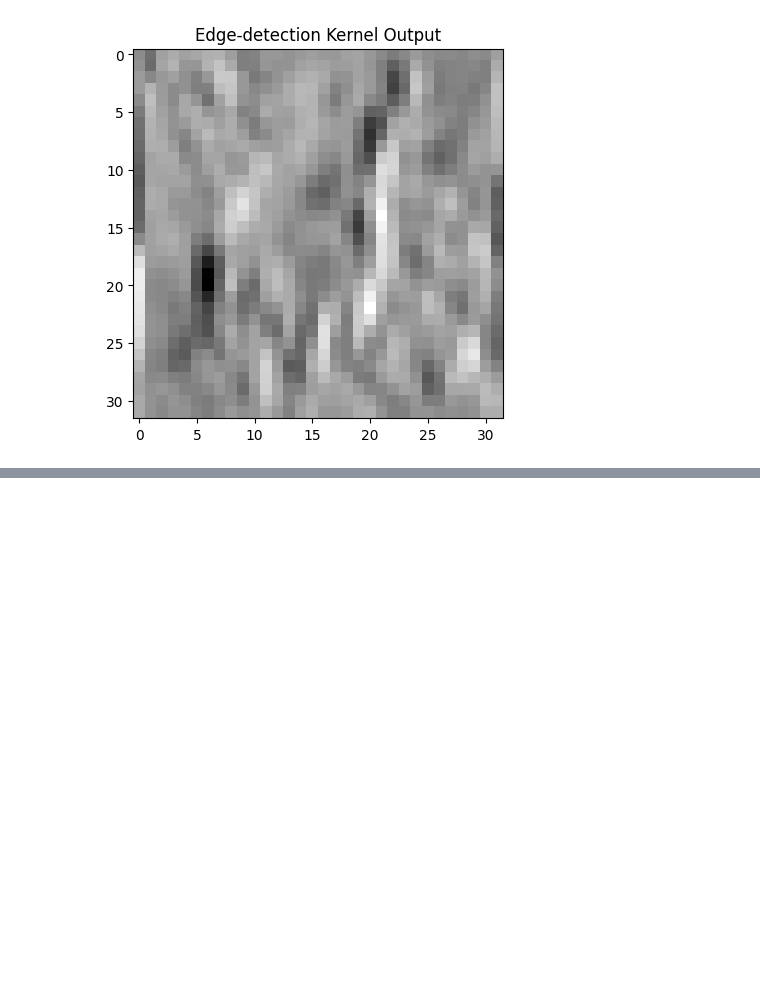
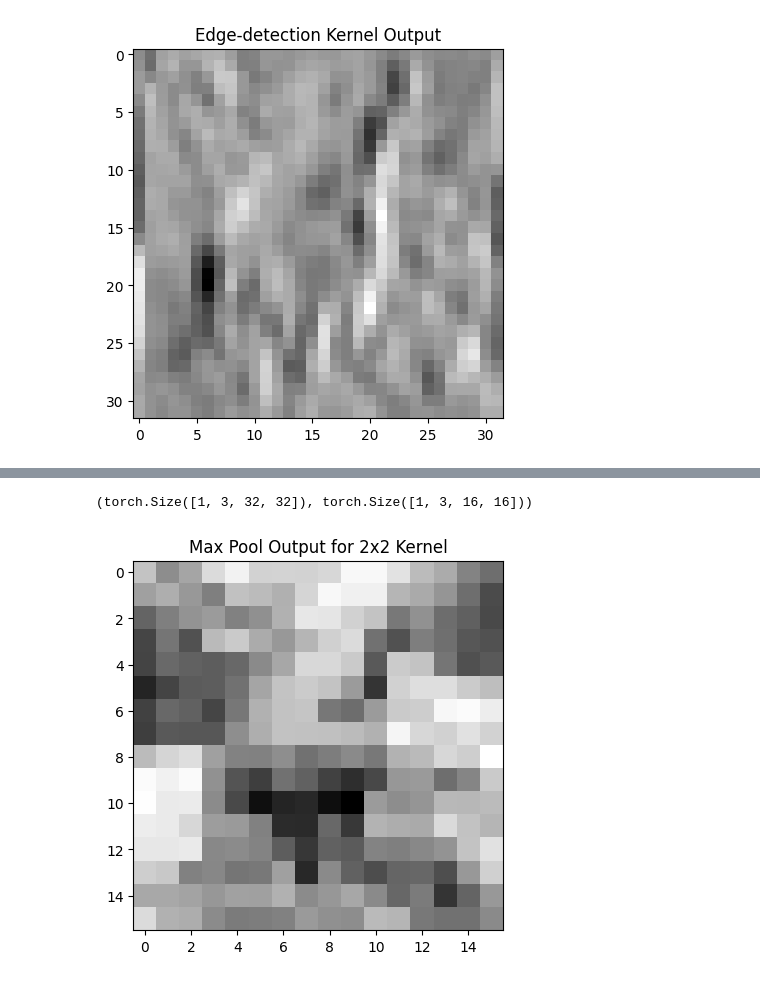
Before and after one commit to padishah115/pytorch, a Jupyter notebook: ch8.ipynb, the cells around one changed output, grey strips where cells are left out. Cells and saved outputs as stored; diff of their text form; code cells hidden in the pictures; blank space fills up the shorter version.

```diff
--- a/ch8.ipynb
+++ b/ch8.ipynb
@@ -161,0 +180,13 @@ plt.show()
+# %%
+pool = nn.MaxPool2d(2) #max pooling using a kernel size of 2x2- i.e. takes 4 pixels and returns 1
+output = pool(img.unsqueeze(0))
+
+img.unsqueeze(0).shape, output.shape #expecting to reduce image dimensions by half
+# %% [output]
+(torch.Size([1, 3, 32, 32]), torch.Size([1, 3, 16, 16]))
+# %%
+plt.imshow(output[0,0].detach(), cmap='gray')
+plt.title('Max Pool Output for 2x2 Kernel')
+plt.show()
+# %% [output]
+[figure, added]
```
Also changed, not shown: parts of 22 cells of this notebook, 4 other files.
